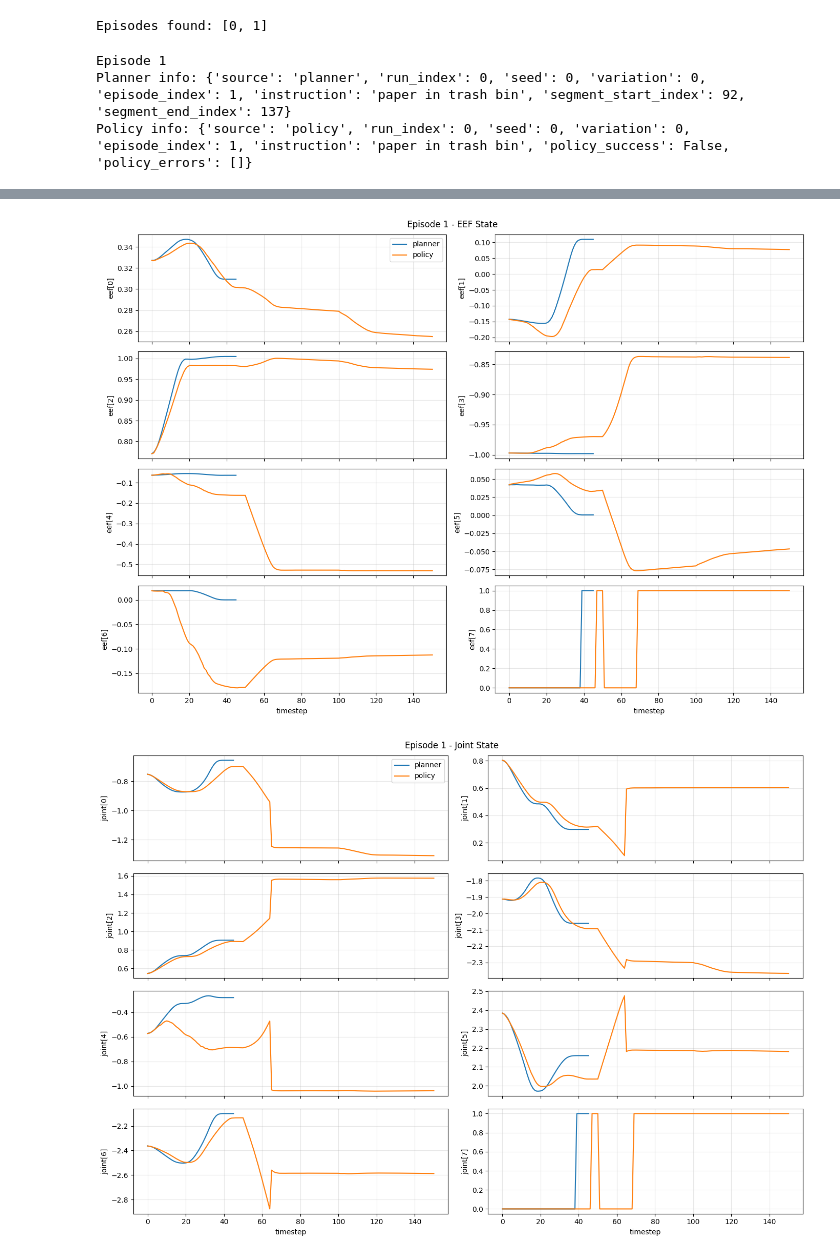
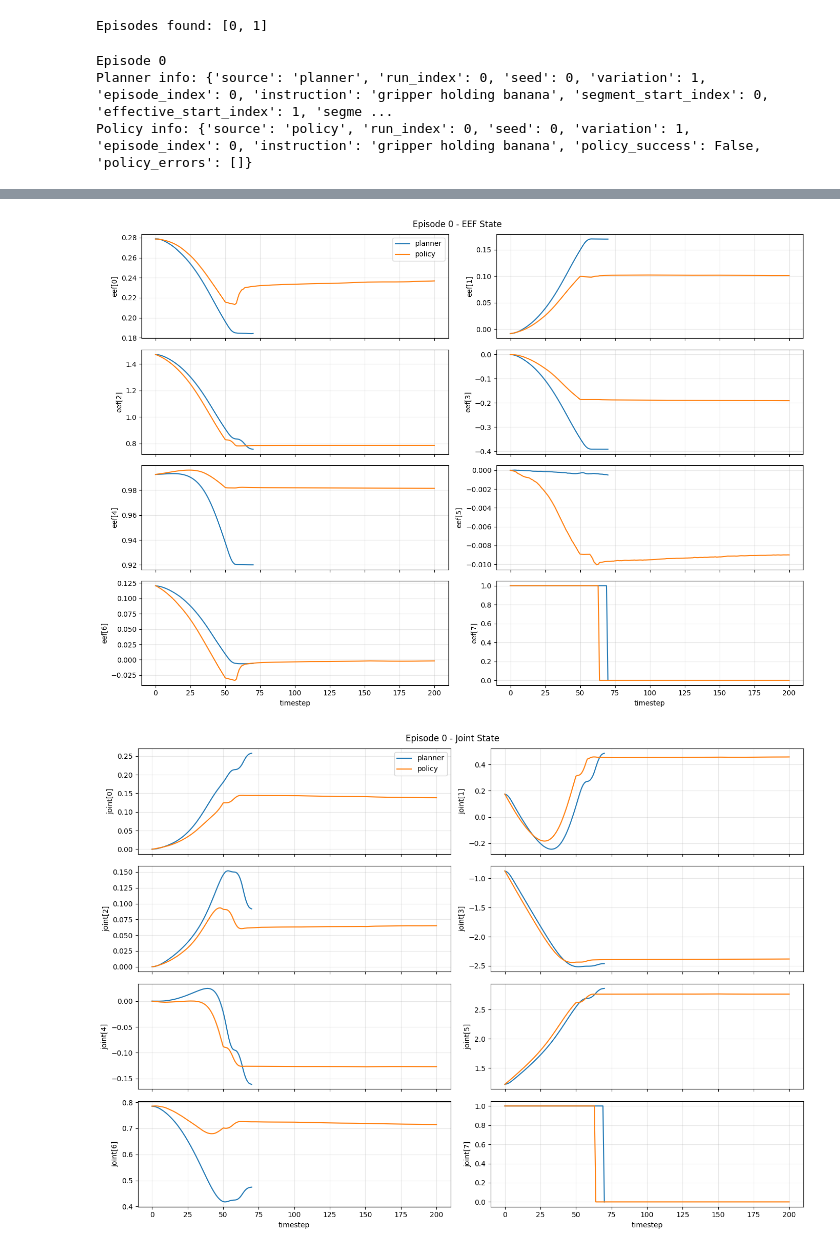
Before and after one commit to Chickeninvader/cross_model_learning_based_robot_control, a Jupyter notebook: src/inference/rlbench/inspect_eval_run.ipynb, the cells around one changed output, grey strips where cells are left out. Drawn from its saved outputs; the diff is of its cells as text; code cells hidden in the pictures.

```diff
--- a/src/inference/rlbench/inspect_eval_run.ipynb
+++ b/src/inference/rlbench/inspect_eval_run.ipynb
@@ -19,7 +19,8 @@ import numpy as np
 import matplotlib.pyplot as plt
 from IPython.display import HTML, display
 
-RUN_DIR = Path("/home/ngocbach@ad.asu.edu/Desktop/cross_model_learning_based_robot_control/output/rlbench_eval_debug/all_tasks/put_rubbish_in_bin/single_run_var0_seed0/run_000")
+TASK_NAME = "put_banana_in_bin"
+RUN_DIR = Path(f"/home/ngocbach@ad.asu.edu/Desktop/cross_model_learning_based_robot_control/output/rlbench_eval_debug/all_tasks/{TASK_NAME}/single_run_var1_seed0/run_000")
 CAMERA = "front_rgb"  # or "wrist_rgb"
 
 RUN_DIR
@@ -168,13 +169,13 @@ def inspect_all_episodes(run_dir: Path, camera: str = "front_rgb") -> None:
         inspect_episode(run_dir, ep, camera=camera)
 # %%
 # Pick one episode to inspect.
-EPISODE_IDX = 1
+EPISODE_IDX = 0
 inspect_episode(RUN_DIR, EPISODE_IDX, camera=CAMERA)
 
 # Uncomment to inspect every episode in the run:
 # inspect_all_episodes(RUN_DIR, camera=CAMERA)
 # %% [output]
-Episode 1
-Planner info: {'source': 'planner', 'run_index': 0, 'seed': 0, 'variation': 0, 'episode_index': 1, 'instruction': 'paper in trash bin', 'segment_start_index': 92, 'segment_end_index': 137}
-Policy info: {'source': 'policy', 'run_index': 0, 'seed': 0, 'variation': 0, 'episode_index': 1, 'instruction': 'paper in trash bin', 'policy_success': False, 'policy_errors': []}
+Episode 0
+Planner info: {'source': 'planner', 'run_index': 0, 'seed': 0, 'variation': 1, 'episode_index': 0, 'instruction': 'gripper holding banana', 'segment_start_index': 0, 'effective_start_index': 1, 'segme ...
+Policy info: {'source': 'policy', 'run_index': 0, 'seed': 0, 'variation': 1, 'episode_index': 0, 'instruction': 'gripper holding banana', 'policy_success': False, 'policy_errors': []}
 [interactive output not drawn]
@@ -182,2 +183,2 @@ Policy info: {'source': 'policy', 'run_index': 0, 'seed': 0, 'variation': 0, 'ep
-[figure, old version]
+[figure, new version]
-[figure, old version]
+[figure, new version]
```
Also changed, not shown: parts of 2 cells of this notebook, 15 other files.
